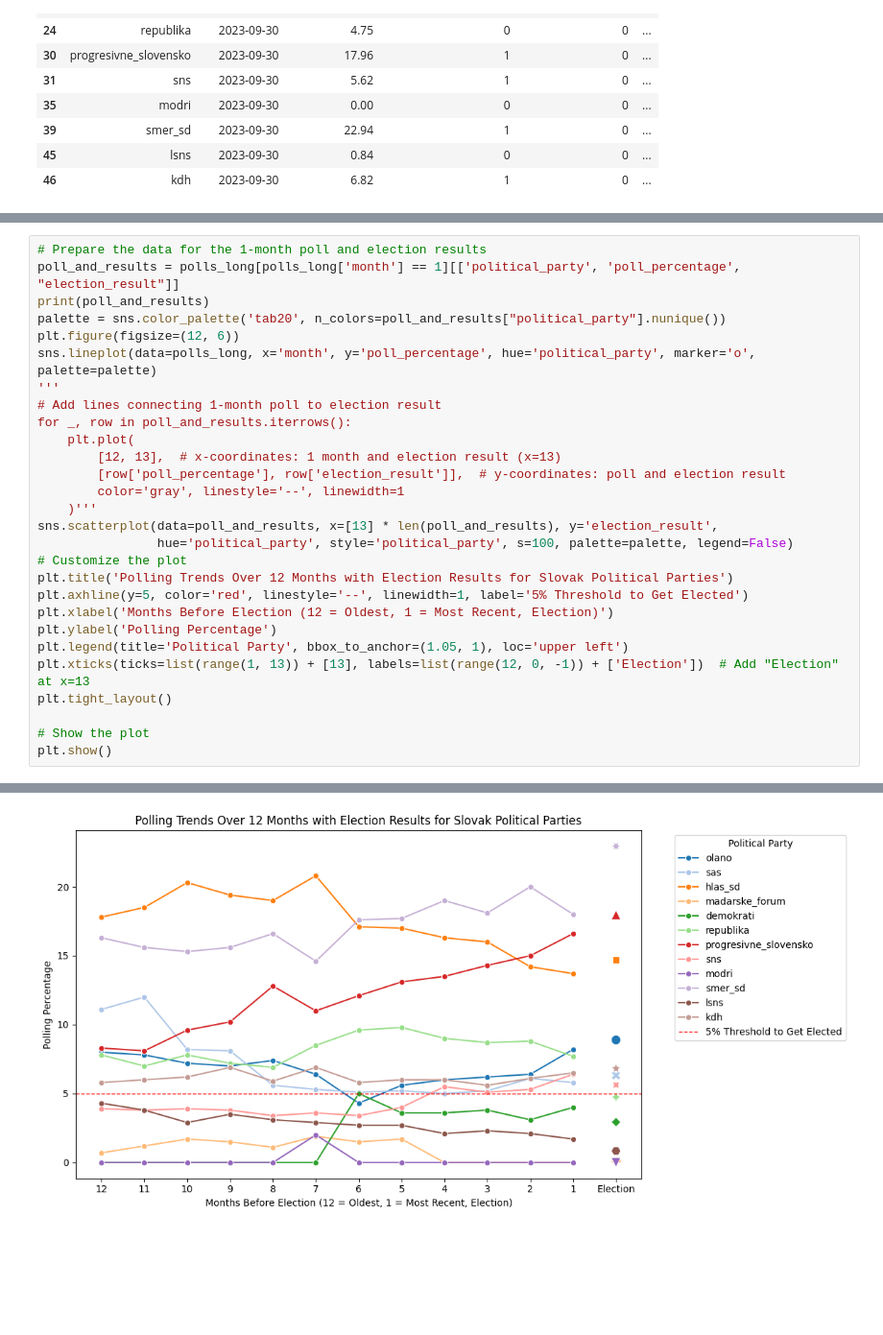
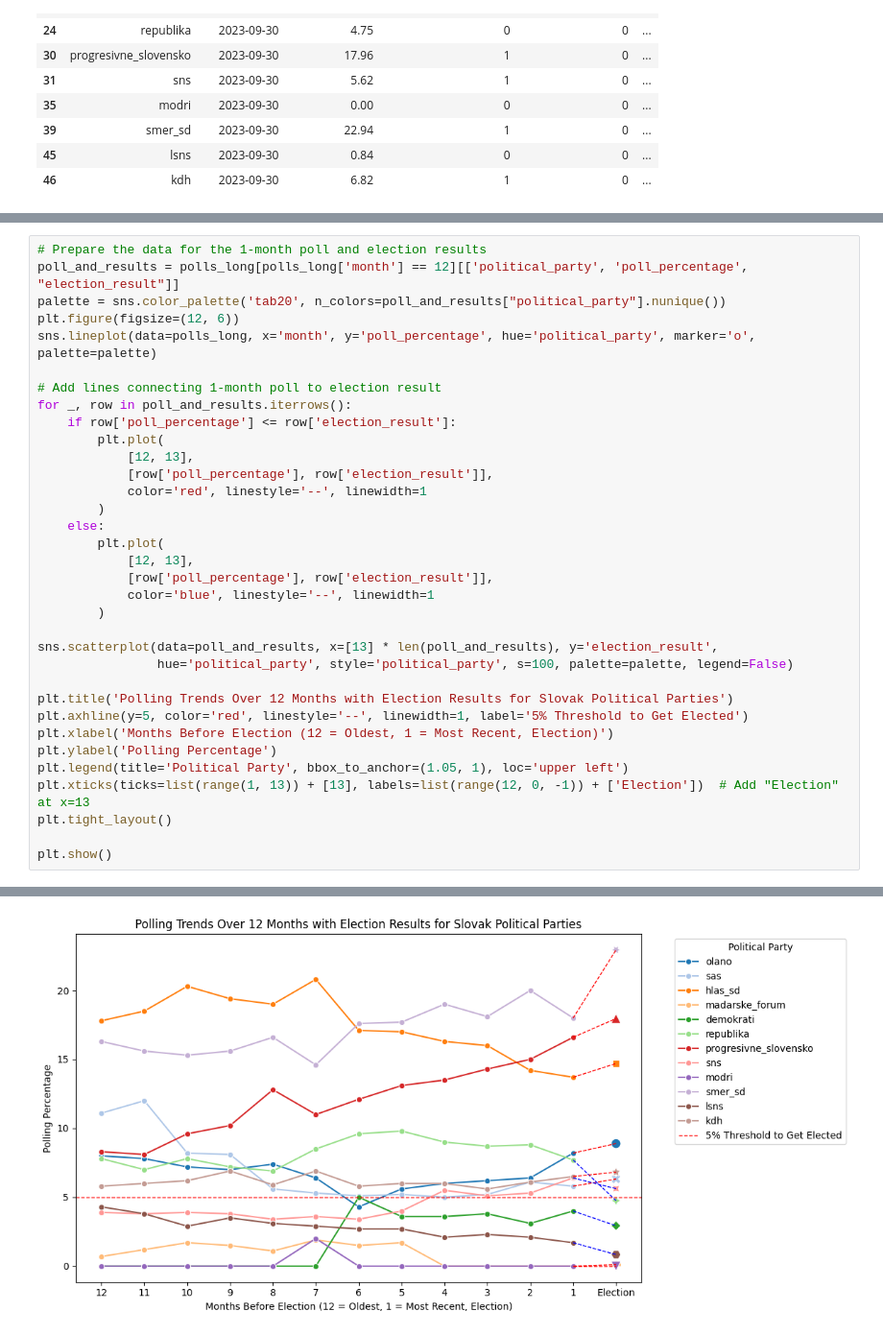
Before and after one commit to spitalskya/PDV-Slovak-election-prediction, a Jupyter notebook: src/exploratory_analysis.ipynb, the cells around one changed output, grey strips where cells are left out. Shown at 96% size. Drawn from its saved outputs; the diff is of its cells as text; blank space fills up the shorter version.

```diff
--- a/src/exploratory_analysis.ipynb
+++ b/src/exploratory_analysis.ipynb
@@ -105,21 +95,28 @@ polls_long.head()
 # %%
 # Prepare the data for the 1-month poll and election results
-poll_and_results = polls_long[polls_long['month'] == 1][['political_party', 'poll_percentage', "election_result"]]
-print(poll_and_results)
+poll_and_results = polls_long[polls_long['month'] == 12][['political_party', 'poll_percentage', "election_result"]]
 palette = sns.color_palette('tab20', n_colors=poll_and_results["political_party"].nunique())
 plt.figure(figsize=(12, 6))
 sns.lineplot(data=polls_long, x='month', y='poll_percentage', hue='political_party', marker='o', palette=palette)
-'''
+
 # Add lines connecting 1-month poll to election result
 for _, row in poll_and_results.iterrows():
-    plt.plot(
-        [12, 13],  # x-coordinates: 1 month and election result (x=13)
-        [row['poll_percentage'], row['election_result']],  # y-coordinates: poll and election result
-        color='gray', linestyle='--', linewidth=1
-    )'''
+    if row['poll_percentage'] <= row['election_result']:
+        plt.plot(
+            [12, 13],
+            [row['poll_percentage'], row['election_result']],
+            color='red', linestyle='--', linewidth=1
+        )
+    else:
+        plt.plot(
+            [12, 13],
+            [row['poll_percentage'], row['election_result']],
+            color='blue', linestyle='--', linewidth=1
+        )
+
 sns.scatterplot(data=poll_and_results, x=[13] * len(poll_and_results), y='election_result',
                 hue='political_party', style='political_party', s=100, palette=palette, legend=False)
-# Customize the plot
+
 plt.title('Polling Trends Over 12 Months with Election Results for Slovak Political Parties')
 plt.axhline(y=5, color='red', linestyle='--', linewidth=1, label='5% Threshold to Get Elected')
 plt.xlabel('Months Before Election (12 = Oldest, 1 = Most Recent, Election)')
@@ -128,6 +125,5 @@ plt.legend(title='Political Party', bbox_to_anchor=(1.05, 1), loc='upper left')
 plt.xticks(ticks=list(range(1, 13)) + [13], labels=list(range(12, 0, -1)) + ['Election'])  # Add "Election" at x=13
 plt.tight_layout()
 
-# Show the plot
 plt.show()
 # %% [output]
@@ -147 +130 @@ plt.show()
-[figure, old version]
+[figure, new version]
```
Also changed, not shown: parts of 7 cells of this notebook.
